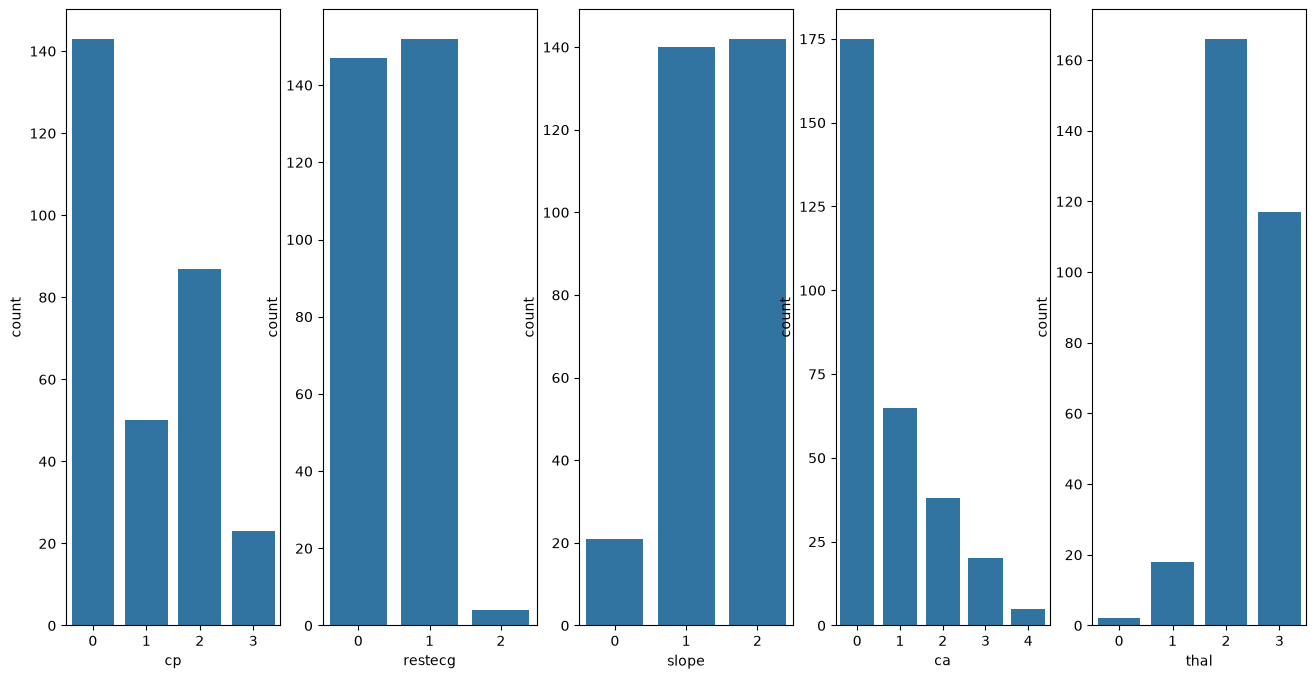
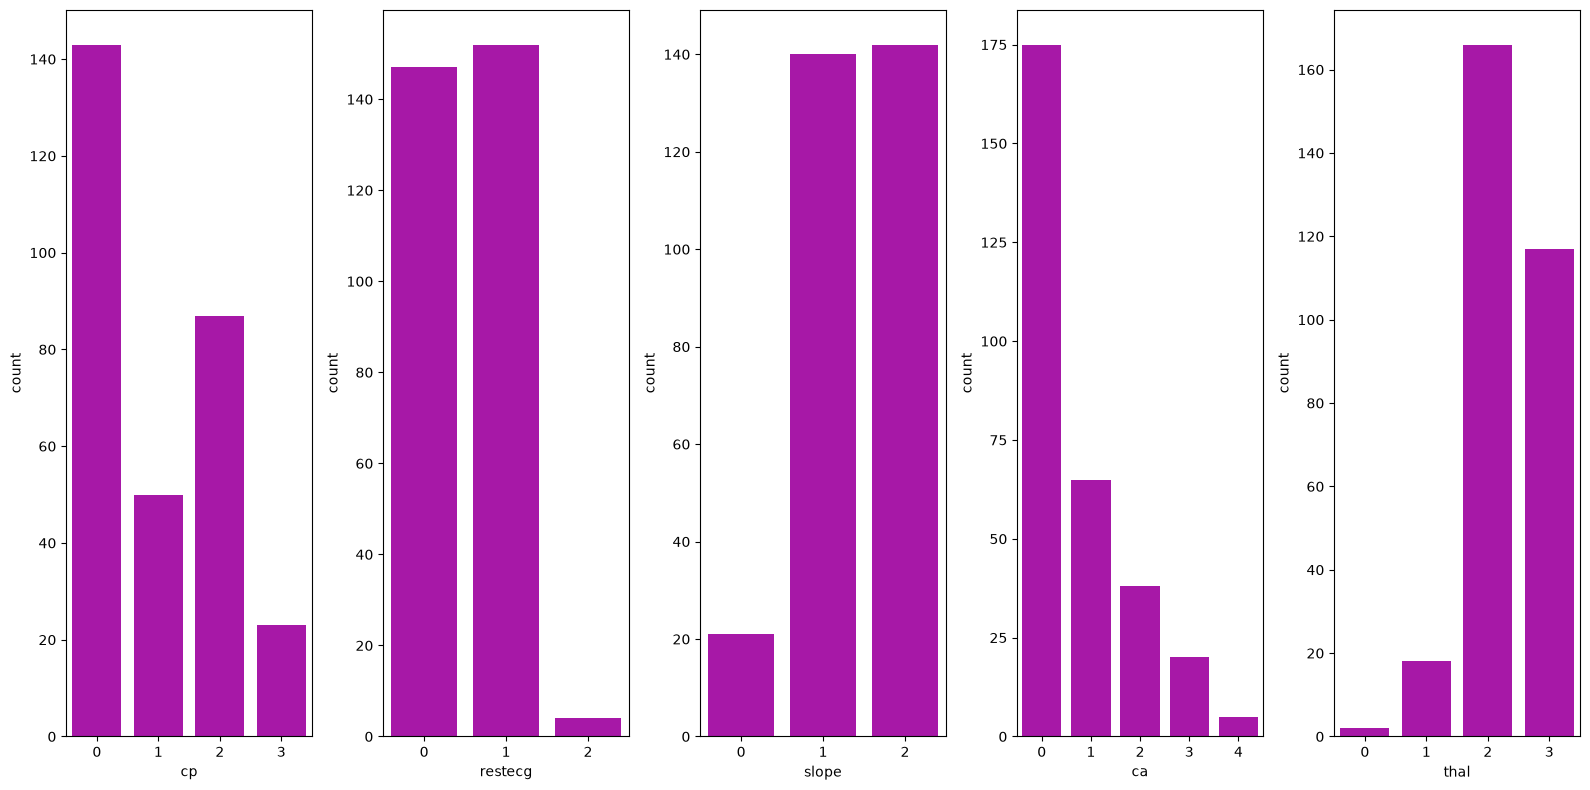
Unified diff of the notebook cell whose output changed from the first chart to the second:
--- before
+++ after
@@ -6,4 +6,5 @@
 fig , ax = plt.subplots(figsize=(16,8),ncols=5)
 for index , column in enumerate(col):
-    sns.countplot(data= df , x=column,ax=ax[index])
+    sns.countplot(data= df , x=column,ax=ax[index],color="m")
+plt.tight_layout()
 plt.show()

Commit: Add files via upload